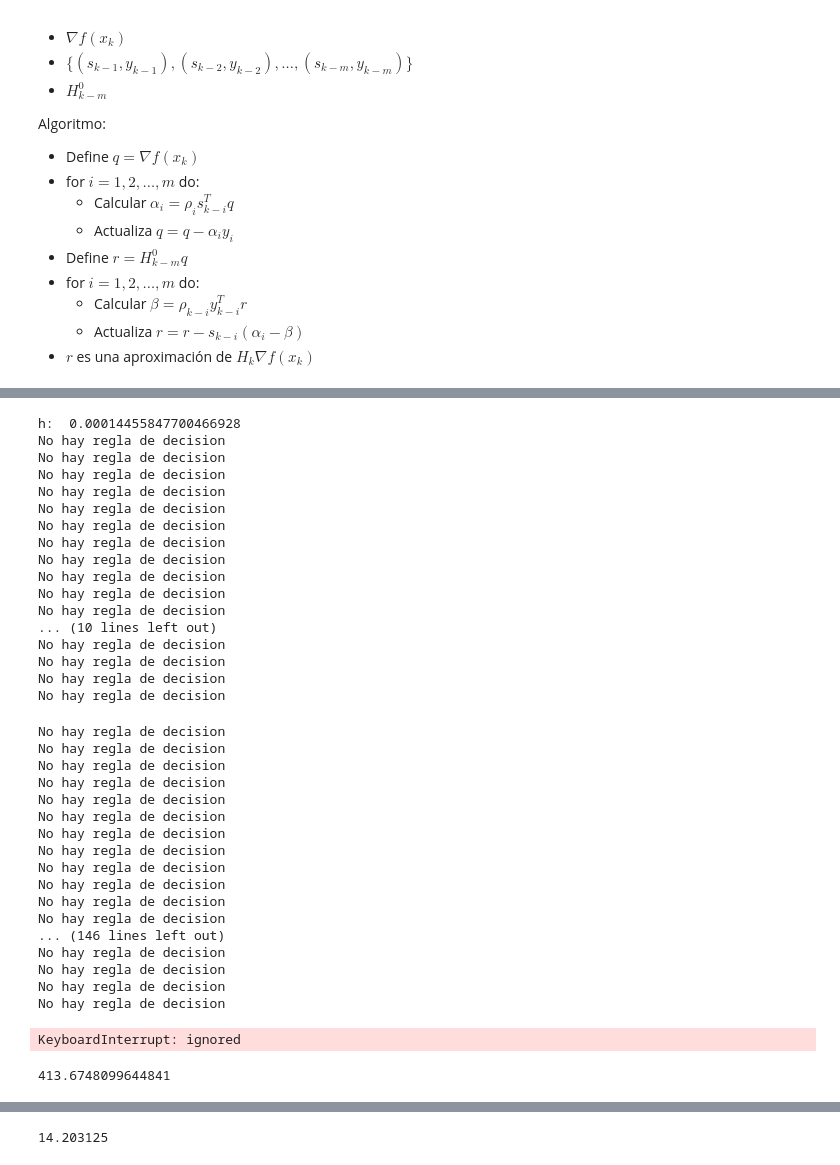
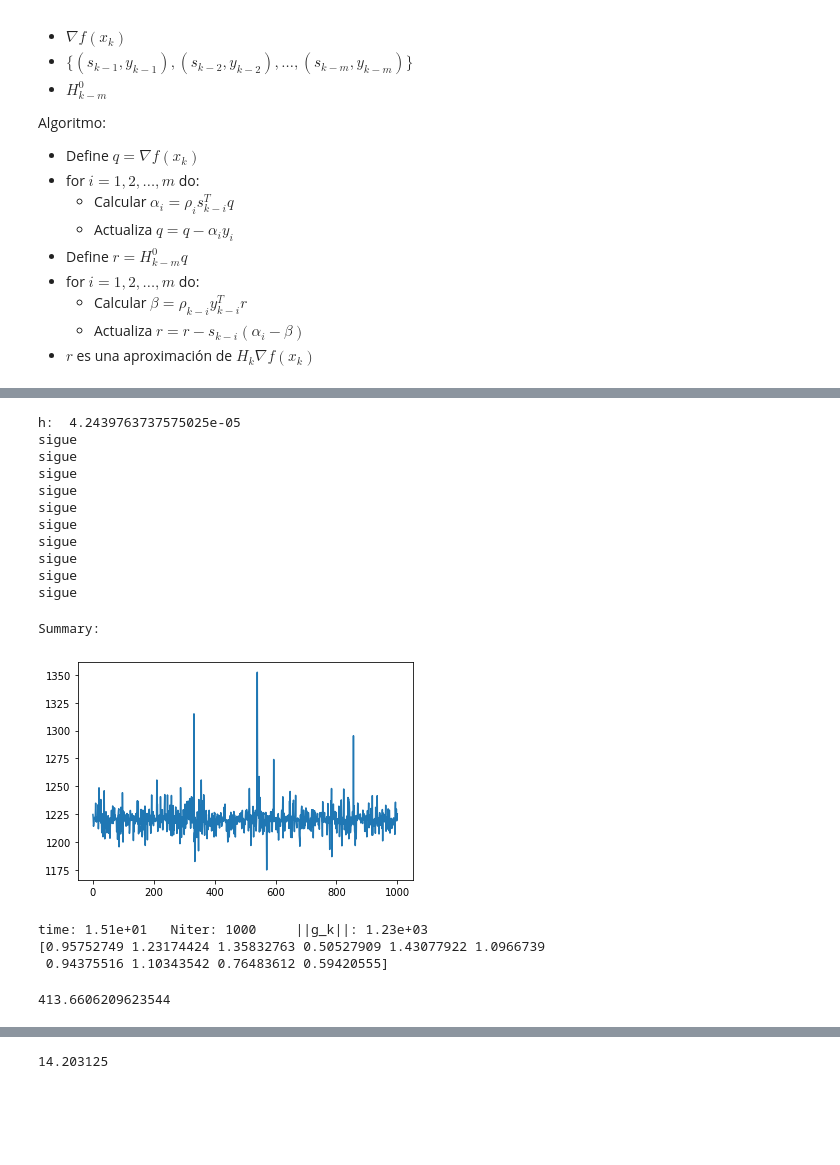
Before and after one commit to JairEsc/Mat_Apl, a Jupyter notebook: Opt_Proyecto_derivative_free.ipynb, the cells around one changed output, grey strips where cells are left out. Drawn from its saved outputs; the diff is of its cells as text; code cells hidden in the pictures; blank space fills up the shorter version.

```diff
--- a/Opt_Proyecto_derivative_free.ipynb
+++ b/Opt_Proyecto_derivative_free.ipynb
@@ -112,7 +112,7 @@ def aprox_f_biprima(e_f,f,x_k,p):#Usando una direccion (aleatoria dada) se aprox
     f_menos=f(x_k-h_a*p)
     f_0=f(x_k)
     delta_h_a=abs(f_mas+f_menos-2*f_0)
-    mu_a=delta_h_a/(h_a**2)
+    mu_a=delta_h_a/(np.max([h_a**2,10**(-6)] ))
     if(delta_h_a/e_f>=tao_1):
         mu=mu_a
         if(abs(f_mas-f_0)<=tao_2*max(f_mas,f_menos,f_0) and abs(f_menos-f_0)<=tao_2*max(f_mas,f_menos,f_0)):
@@ -121,15 +121,15 @@ def aprox_f_biprima(e_f,f,x_k,p):#Usando una direccion (aleatoria dada) se aprox
     f_mas=f(x_k+h_b*p)
     f_menos=f(x_k-h_b*p)
     delta_h_b=abs(f_mas+f_menos-2*f_0)
-    mu_b=delta_h_b/(h_b**2)
+    mu_b=delta_h_b/(np.max([h_b**2,10**(-6)] ))
     if(delta_h_b/e_f>=tao_1):
         mu=mu_b
         if(abs(f_mas-f_0)<=tao_2*max(f_mas,f_menos,f_0) and abs(f_menos-f_0)<=tao_2*max(f_mas,f_menos,f_0)):
             return mu_b
     if(abs(mu_a-mu_b)<=0.5*mu_b):
         return mu_b
-    print("No hay regla de decision")
-    return mu_b#Por falta de relga de descicion. En el algoritmo no se especifica una opcion.
+    #print("No hay regla de decision")
+    return 1#Por falta de relga de descicion. En el algoritmo no se especifica una opcion.
 # %%
 def rutina_h(f,p,x_0,m=10):#Calcula h a partir de una direccion dada, con m+1 puntos equiespaciados.
     f_0=f(x_0)
@@ -214,14 +213,14 @@ def relaxed_Armijo(x_k,f,fprime,d,e_f=0.0,c_1=0.1,c_2=0.9,
                 if(beta==np.inf):
                     alpha_i=2*alpha
                 else:
-                    alpha_k=0.5*(alpha+beta)
+                    alpha_i=0.5*(alpha+beta)
             else:
                 break
     return alpha_i
 # %%
 def recovery(x_k,f,grad_k,e_f,h,l1,l2,d_k,m=10):#Genera un nuevo h
     e_f_b,h_b=rutina_h(f=f,p=d_k,m=m,x_0=x_k)
-    n=len(d_k)
+    n=len(x_k)
     f_k=f(x_k)
     if(h_b<l1*h or h_b>l2*h):
         return x_k,e_f_b,h_b
@@ -229,7 +228,7 @@ def recovery(x_k,f,grad_k,e_f,h,l1,l2,d_k,m=10):#Genera un nuevo h
         d_k=d_k/np.linalg.norm(d_k)
         x_h=x_k+h*(d_k)
         f_h=f(x_h)
-        if(f_h<=f(x_k)+0.001*h*np.dot(grad_k,d_k)+2*e_f):
+        if(f_h<=f(x_k)+0.1*h*np.dot(grad_k,d_k)+2*e_f):
             return x_h,e_f,h
         else:
             f_stencil=[f(x_k+h*np.eye(1,n,i)) for i in range(n)]
@@ -258,7 +257,7 @@ def find_minimum(f,x_0,tol_g=10**(-4),max_iter=10**2,alpha_max_iter=100):
     e_f,h=rutina_h(f=f,p=np.random.uniform(-1,1,size=len(x_0)),m=10,x_0=x_0)
     print("h: ",h)
     def fprime(x):
-        return scipy.optimize.approx_fprime(xk=x,f=f,epsilon=np.max([h,10**(-6)]))
+        return scipy.optimize.approx_fprime(xk=x,f=f,epsilon=h)
     g_0=fprime(x_0)#Gradiente
     alpha_k=relaxed_Armijo(f=f,fprime=fprime,x_k=x_0,d=-g_0,e_f=e_f,max_iter=alpha_max_iter)#line_search
     x_1=x_0-alpha_k*g_0#Primera direccion de descenso es -grad(x_0)
@@ -274,6 +273,8 @@ def find_minimum(f,x_0,tol_g=10**(-4),max_iter=10**2,alpha_max_iter=100):
     #H_k=(np.dot(s_k,y_k)/(np.dot(y_k,y_k)))*np.identity(n)#Dado en clase.
     #----------------------
     while(np.linalg.norm(g_1)>tol_g and iter<max_iter):
+        if(iter<10):
+            print("sigue")
         x_0=x_1
         g_0=g_1
         #H_k_m=BFGS(s_k=s_k,y_k=y_k,g_k=0,H_k=H_k)
@@ -293,6 +294,8 @@ def find_minimum(f,x_0,tol_g=10**(-4),max_iter=10**2,alpha_max_iter=100):
             else:
                 x_k,e_f,h=recovery(x_k=x_0,f=f,grad_k=g_0,e_f=e_f,h=h,l1=0.4,l2=2.5,d_k=d_k)
                 #print("Cambiamos h! :", h)
+                def fprime(x):
+                    return scipy.optimize.approx_fprime(xk=x,f=f,epsilon=h)
                 iter_alpha+=1
         x_1=x_0+alpha_k*d_k#
         g_1=fprime(x_1)
@@ -315,54 +318,35 @@ def find_minimum(f,x_0,tol_g=10**(-4),max_iter=10**2,alpha_max_iter=100):
     return x_1
 # %%
 import time
-n=5
+n=10
 x_0=np.random.uniform(0.5,1.5,size=n)
 x_opt=find_minimum(f=Rosembrok_r,x_0=x_0,tol_g=10**(-2),max_iter=10**3,alpha_max_iter=10)
 print(x_opt)
 # %% [output]
-h:  0.00014455847700466928
-No hay regla de decision
-No hay regla de decision
-No hay regla de decision
-No hay regla de decision
-No hay regla de decision
-No hay regla de decision
-No hay regla de decision
-No hay regla de decision
-No hay regla de decision
-No hay regla de decision
-No hay regla de decision
-... (10 lines left out)
-No hay regla de decision
-No hay regla de decision
-No hay regla de decision
-No hay regla de decision
+h:  4.2439763737575025e-05
+sigue
+sigue
+sigue
+sigue
+sigue
+sigue
+sigue
+sigue
+sigue
+sigue
-No hay regla de decision
-No hay regla de decision
-No hay regla de decision
-No hay regla de decision
-No hay regla de decision
-No hay regla de decision
-No hay regla de decision
-No hay regla de decision
-No hay regla de decision
-No hay regla de decision
-No hay regla de decision
-No hay regla de decision
-... (146 lines left out)
-No hay regla de decision
-No hay regla de decision
-No hay regla de decision
-No hay regla de decision
+Summary:
+[figure, added]
-KeyboardInterrupt: ignored
+time: 1.51e+01   Niter: 1000     ||g_k||: 1.23e+03
+[0.95752749 1.23174424 1.35832763 0.50527909 1.43077922 1.0966739
+ 0.94375516 1.10343542 0.76483612 0.59420555]
 # %%
 def p_204(X):#x_0=np.array([0.1,0.1] ), x_opt=np.array([0,0] )
     A=np.array([0.13294 ,-0.244378, 0.325895] )
     D=np.array([2.5074 ,-1.36401,1.02282] )
     H=np.array([[-0.564255 ,0.392417], [ -0.404979, 0.927589], [-0.0735084 ,0.535493]] )
     B=np.linalg.inv(np.dot(H.T,H))
-    F=A+np.dot(H,X)+0.5*np.dot(X,np.dot(B,X))*D
-    return np.dot(F,F)+np.random.uniform(-10**(-2),10**(-2))
+    W=A+np.dot(H,X)+0.5*np.dot(X,np.dot(B,X))*D
+    return np.dot(W,W)+np.random.uniform(-10**(-2),10**(-2))
 p_204([1,1])
 # %% [output]
-413.6748099644841
+413.6606209623544
```
Also changed, not shown: parts of 4 cells of this notebook.
